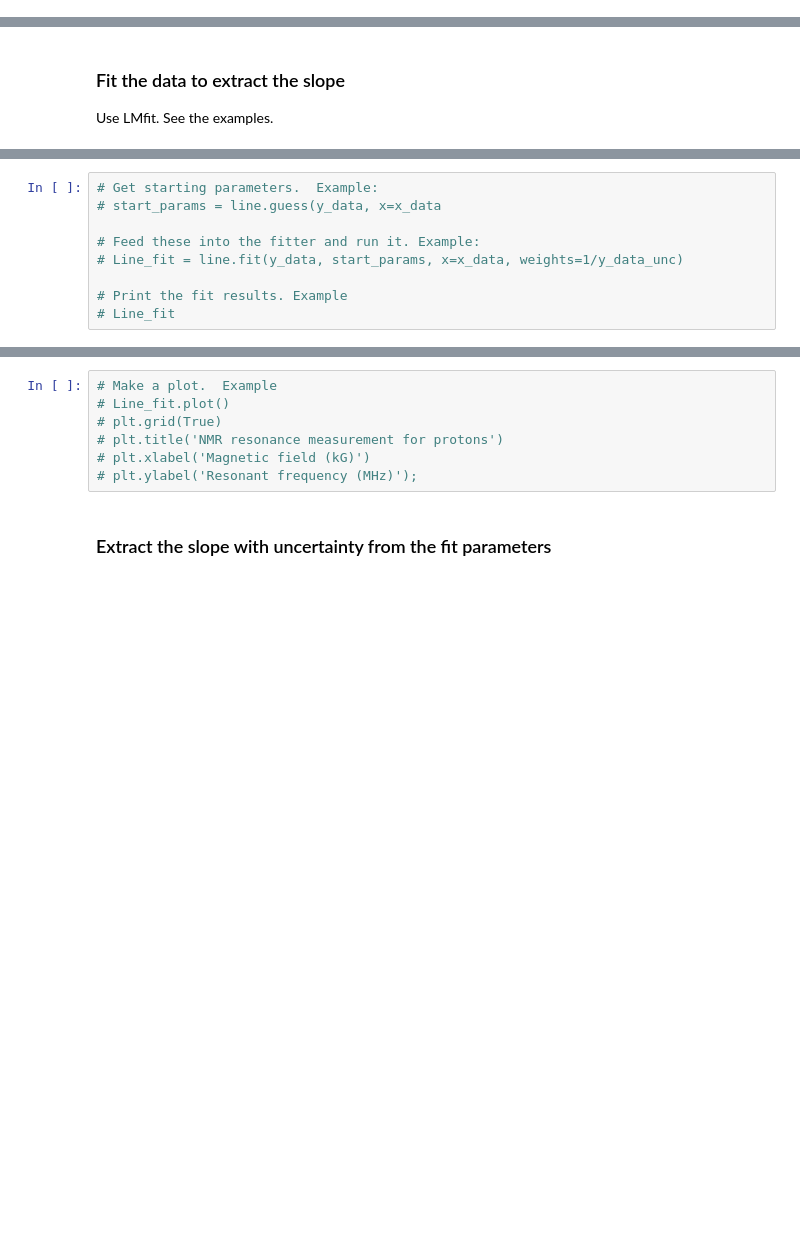
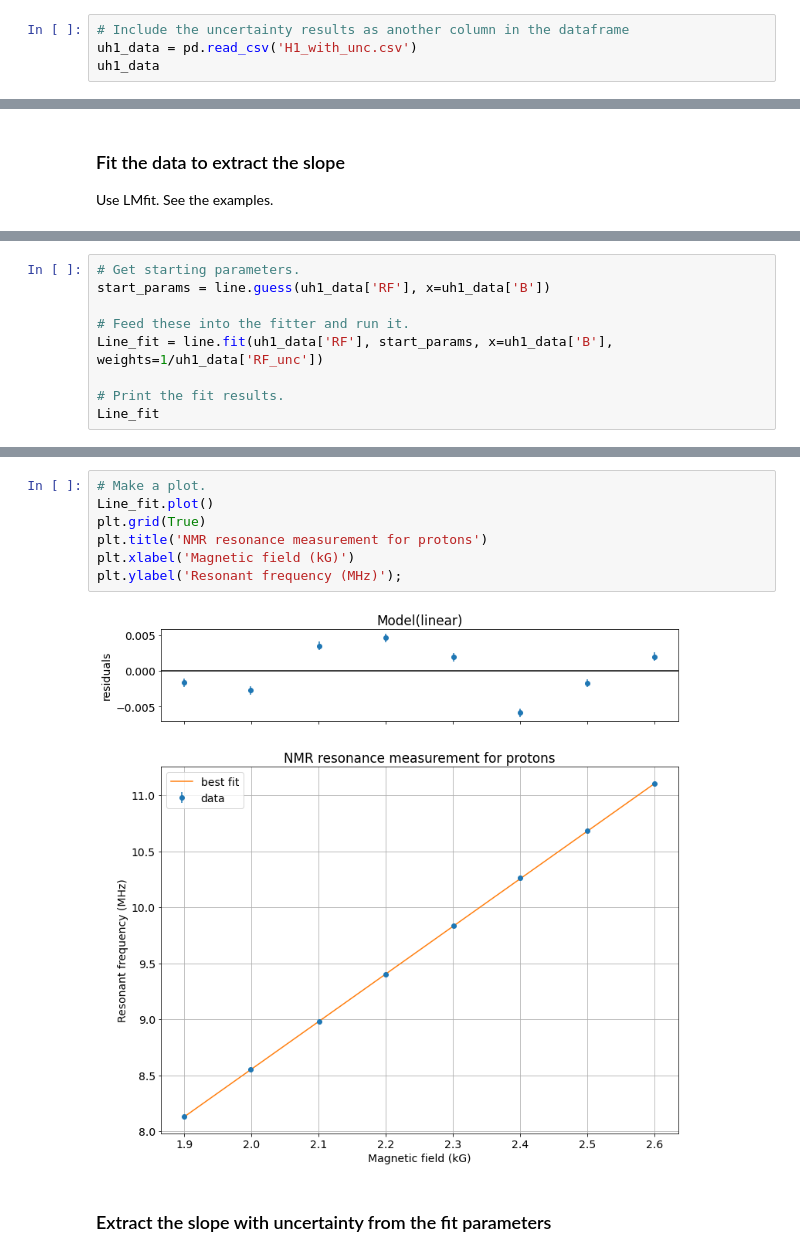
Before and after one commit to ahserhan/CMX, a Jupyter notebook: CWNMR/Continuous NMR Analysis (Template).ipynb, the cells around one changed output, grey strips where cells are left out. Cells and saved outputs as stored; diff of their text form; blank space fills up the shorter version.

Commit message:
Proton gamma calculated, need g-factor

```diff
--- a/CWNMR/Continuous NMR Analysis (Template).ipynb
+++ b/CWNMR/Continuous NMR Analysis (Template).ipynb
@@ -95,0 +122,4 @@ Print a table.
+# %%
+# Include the uncertainty results as another column in the dataframe
+uh1_data = pd.read_csv('H1_with_unc.csv')
+uh1_data
@@ -109,10 +147,10 @@ from lmfit.models import LinearModel
 line = LinearModel()
 # %%
-# Get starting parameters.  Example:
-# start_params = line.guess(y_data, x=x_data
+# Get starting parameters.
+start_params = line.guess(uh1_data['RF'], x=uh1_data['B'])
 
-# Feed these into the fitter and run it. Example:
-# Line_fit = line.fit(y_data, start_params, x=x_data, weights=1/y_data_unc)
+# Feed these into the fitter and run it.
+Line_fit = line.fit(uh1_data['RF'], start_params, x=uh1_data['B'], weights=1/uh1_data['RF_unc'])
 
-# Print the fit results. Example
-# Line_fit
+# Print the fit results.
+Line_fit
@@ -119,10 +176,12 @@ line = LinearModel()
 # %%
-# Make a plot.  Example
-# Line_fit.plot()
-# plt.grid(True)
-# plt.title('NMR resonance measurement for protons')
-# plt.xlabel('Magnetic field (kG)')
-# plt.ylabel('Resonant frequency (MHz)');
+# Make a plot.
+Line_fit.plot()
+plt.grid(True)
+plt.title('NMR resonance measurement for protons')
+plt.xlabel('Magnetic field (kG)')
+plt.ylabel('Resonant frequency (MHz)');
+# %% [output]
+[figure, added]
 # %% [markdown]
 ### Extract the slope with uncertainty from the fit parameters
 # %%
```
Also changed, not shown: parts of 20 cells of this notebook.
